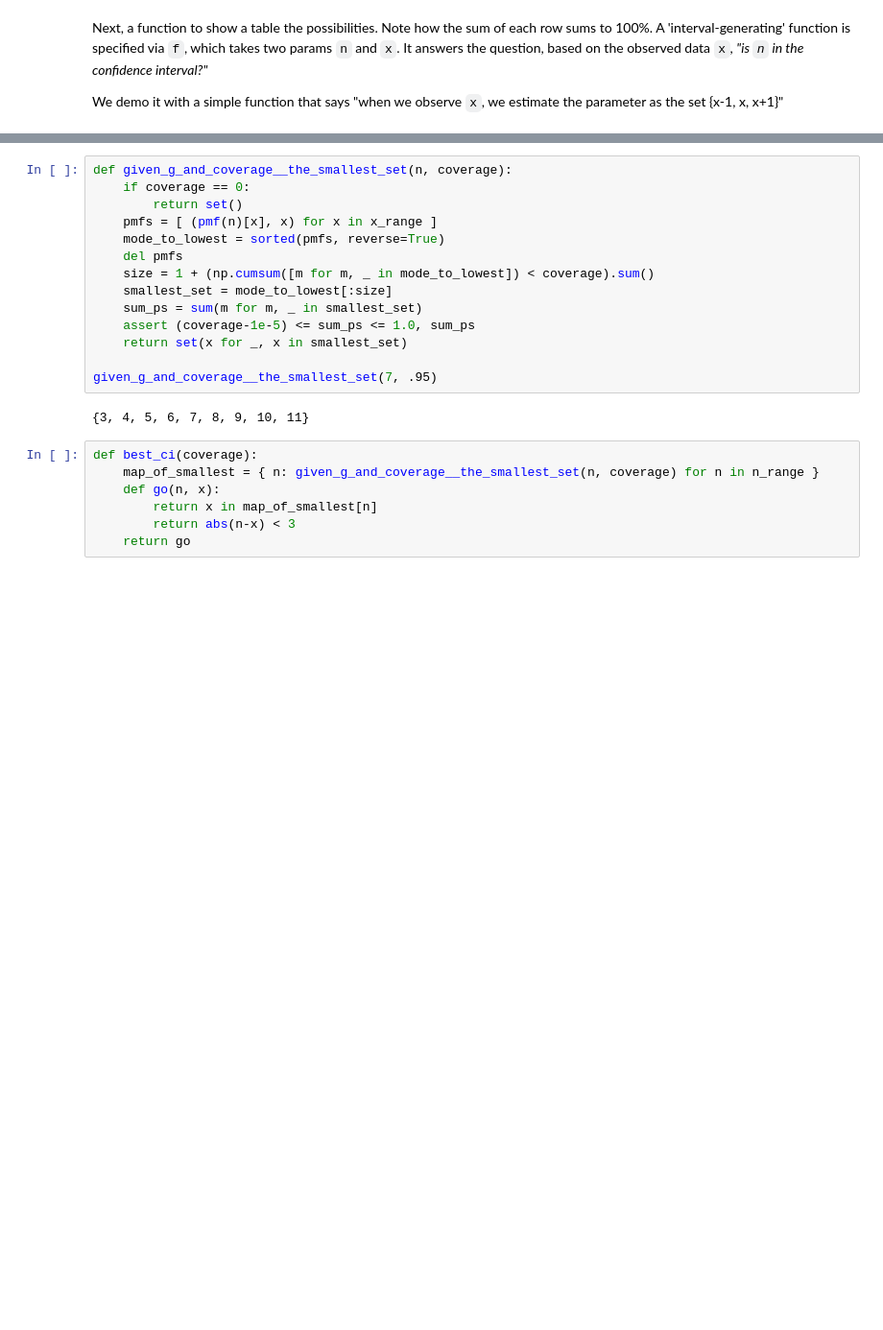
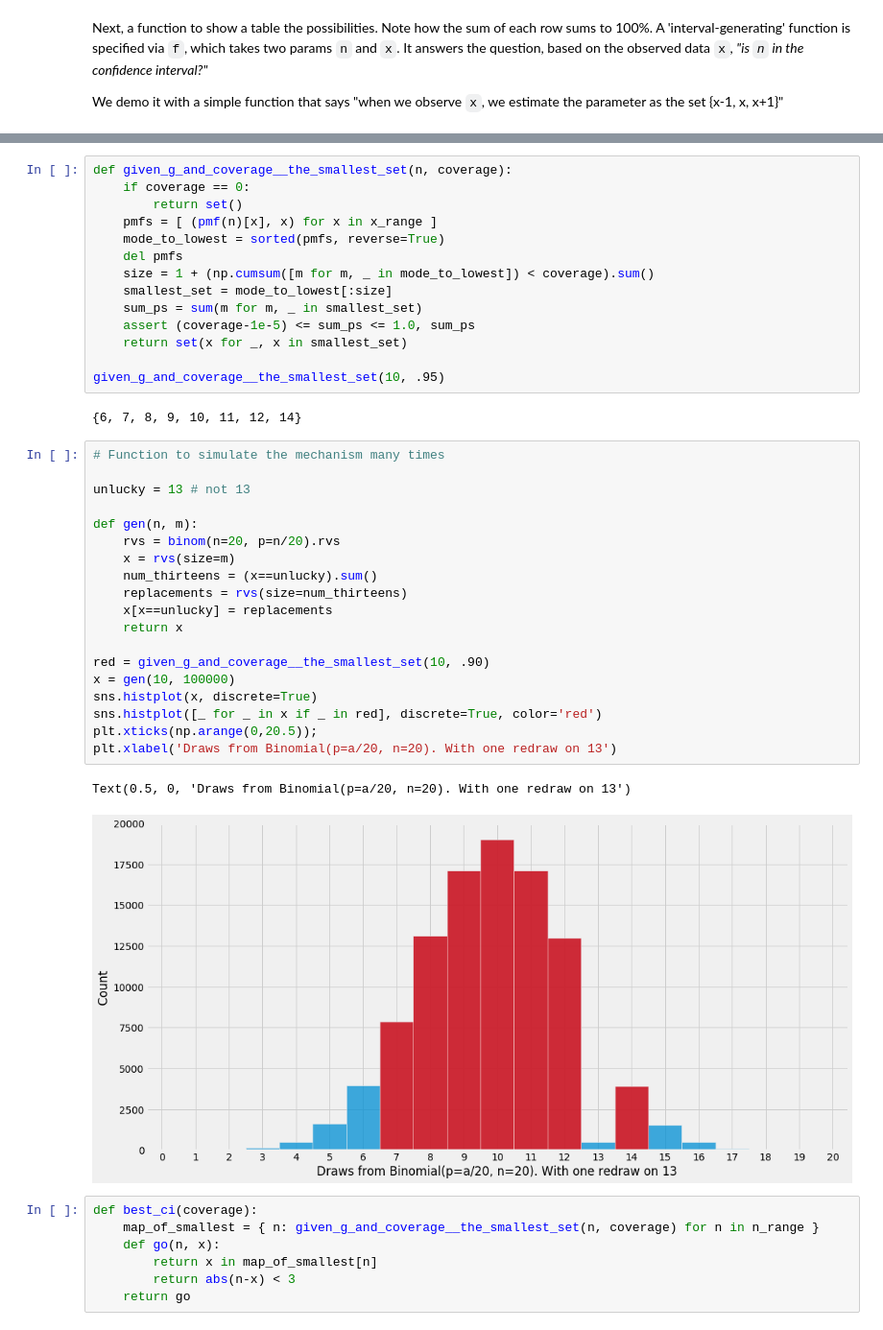
Before and after one commit to aaronmcdaid/aaronmcdaid.github.io, a Jupyter notebook: blog.posts/2020-11-27-empty-confidence-intervals/Confidence Intervals can be empty.ipynb, the cells around one changed output, grey strips where cells are left out. Shown: that part at 96% size. Cells and saved outputs as stored; diff of their text form; blank space fills up the shorter version.

```diff
--- a/blog.posts/2020-11-27-empty-confidence-intervals/Confidence Intervals can be empty.ipynb
+++ b/blog.posts/2020-11-27-empty-confidence-intervals/Confidence Intervals can be empty.ipynb
@@ -193,9 +193,31 @@ def given_g_and_coverage__the_smallest_set(n, coverage):
     assert (coverage-1e-5) <= sum_ps <= 1.0, sum_ps
     return set(x for _, x in smallest_set)
 
-given_g_and_coverage__the_smallest_set(7, .95)
+given_g_and_coverage__the_smallest_set(10, .95)
 # %% [output]
-{3, 4, 5, 6, 7, 8, 9, 10, 11}
+{6, 7, 8, 9, 10, 11, 12, 14}
+# %%
+# Function to simulate the mechanism many times
+
+unlucky = 13 # not 13
+
+def gen(n, m):
+    rvs = binom(n=20, p=n/20).rvs
+    x = rvs(size=m)
+    num_thirteens = (x==unlucky).sum()
+    replacements = rvs(size=num_thirteens)
+    x[x==unlucky] = replacements
+    return x
+
+red = given_g_and_coverage__the_smallest_set(10, .90)
+x = gen(10, 100000)
+sns.histplot(x, discrete=True)
+sns.histplot([_ for _ in x if _ in red], discrete=True, color='red')
+plt.xticks(np.arange(0,20.5));
+plt.xlabel('Draws from Binomial(p=a/20, n=20). With one redraw on 13')
+# %% [output]
+Text(0.5, 0, 'Draws from Binomial(p=a/20, n=20). With one redraw on 13')
+[figure, added]
 # %%
 def best_ci(coverage):
     map_of_smallest = { n: given_g_and_coverage__the_smallest_set(n, coverage) for n in n_range }
```
Also changed, not shown: parts of 8 cells of this notebook.
